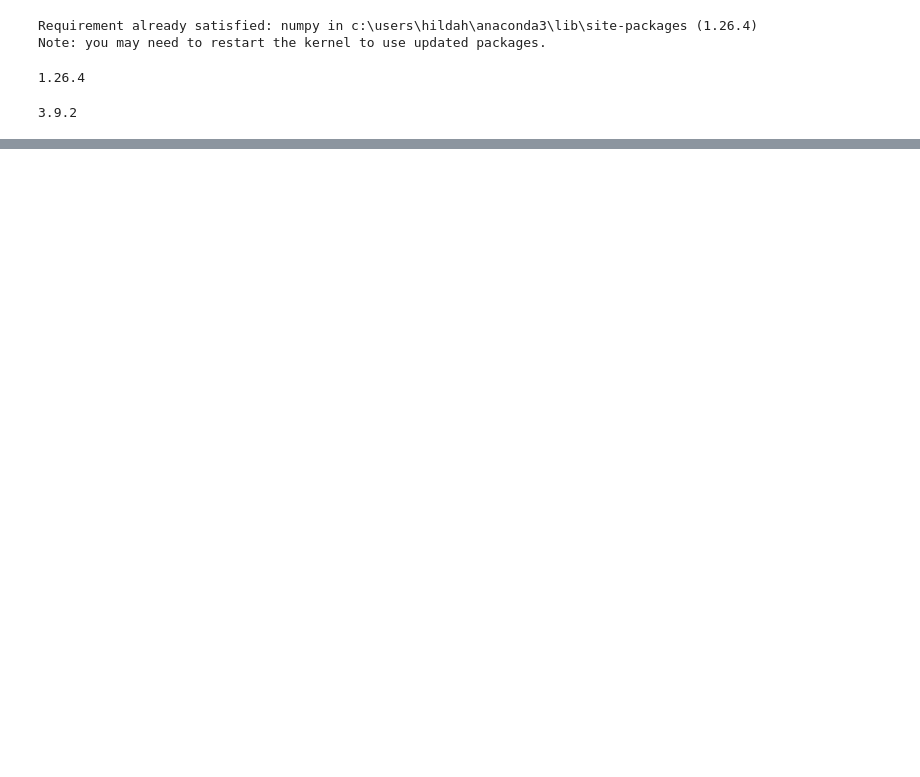
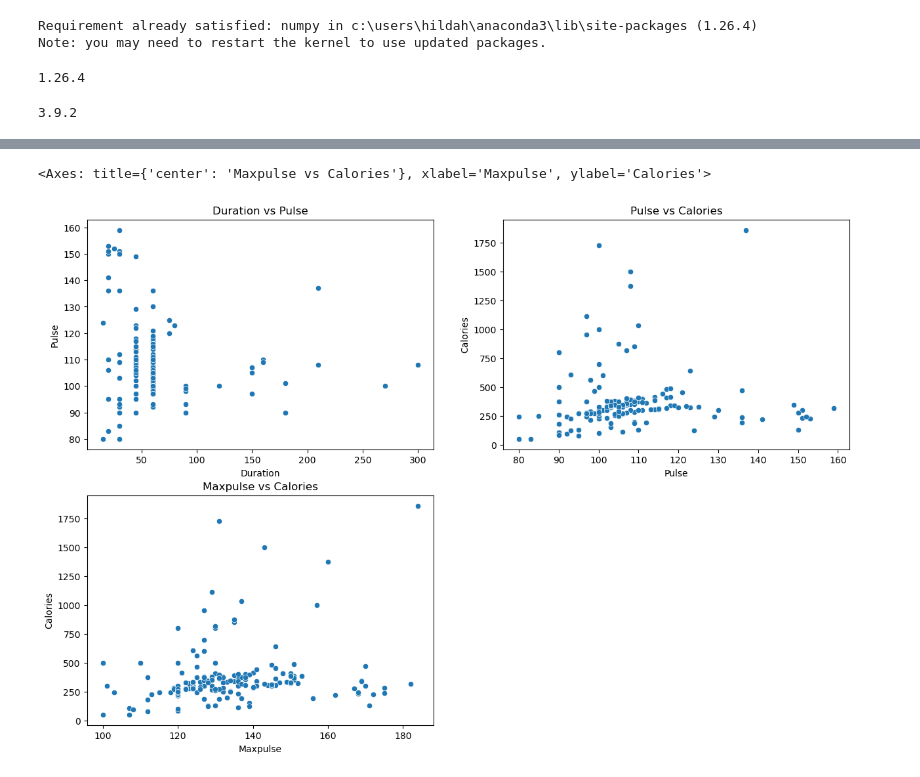
Before and after one commit to Hildah-N/Hildah_Nakaye, a Jupyter notebook: handling data.ipynb, the cells around one changed output, grey strips where cells are left out. Saved outputs shown, nothing was run; the diff lists cells and outputs as text; code cells hidden in the pictures; blank space fills up the shorter version.

```diff
--- a/handling data.ipynb
+++ b/handling data.ipynb
@@ -33,0 +162,19 @@ print(plt.__version__)
+# %%
+#Scatter plot of Duration vs Pulse
+plt.figure(figsize=(15, 10))
+plt.subplot(2, 2, 1)
+plt.title('Duration vs Pulse')
+sns.scatterplot(x='Duration', y='Pulse', data=df)
+
+#Scatter plot of Pulse vs Calories
+plt.subplot(2, 2, 2)
+plt.title('Pulse vs Calories')
+sns.scatterplot(x='Pulse', y='Calories', data=df)
+
+#Scatter plot of Maxpulse vs Calories
+plt.subplot(2, 2, 3)
+plt.title('Maxpulse vs Calories')
+sns.scatterplot(x='Maxpulse', y='Calories', data=df)
+# %% [output]
+<Axes: title={'center': 'Maxpulse vs Calories'}, xlabel='Maxpulse', ylabel='Calories'>
+[figure, added]
```
Also changed, not shown: parts of 12 cells of this notebook.
